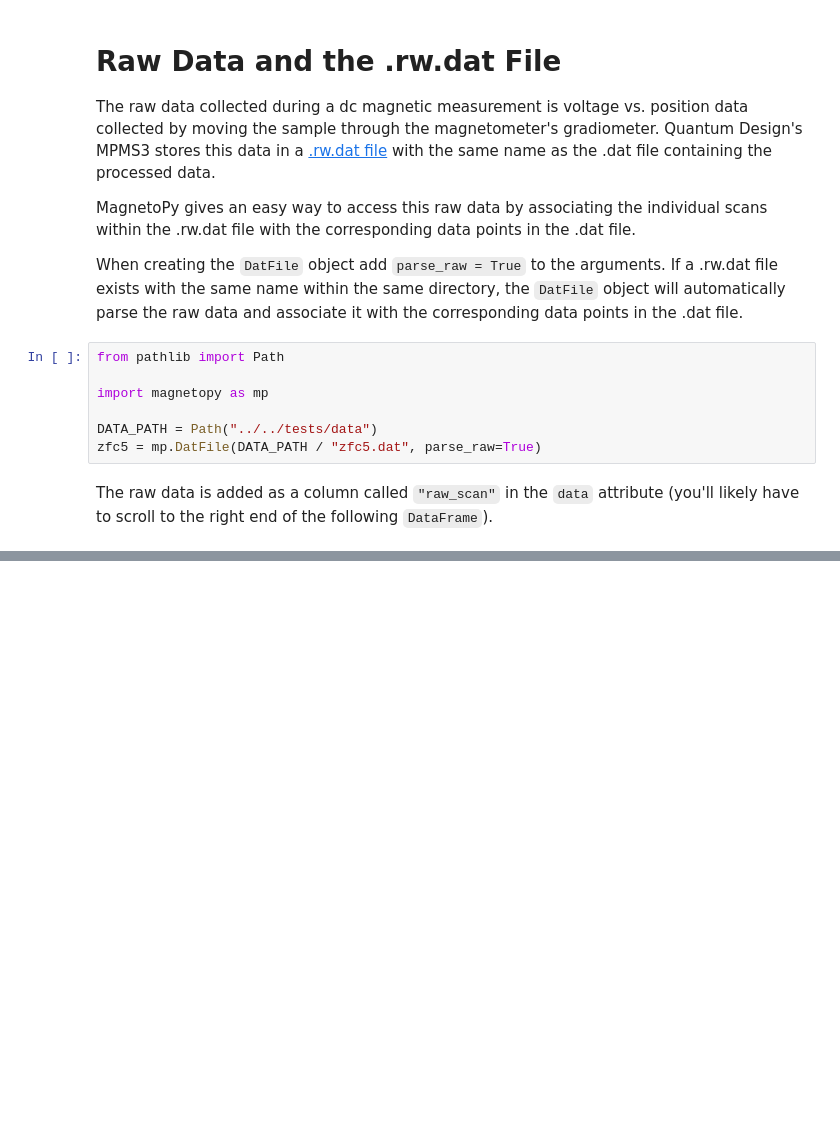
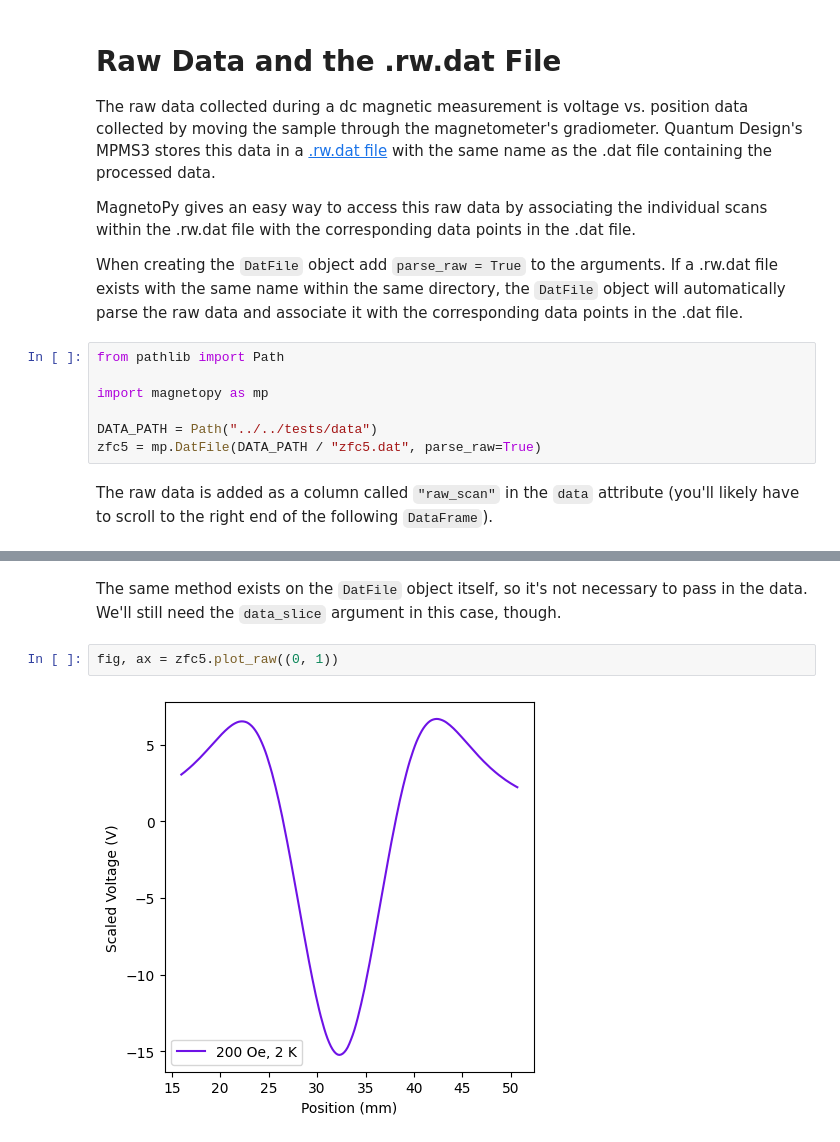
Before and after one commit to RinehartGroup/MagnetoPy, a Jupyter notebook: docs/examples/rwdat_file.ipynb, the cells around one changed output, grey strips where cells are left out. Drawn from its saved outputs; the diff is of its cells as text; blank space fills up the shorter version.

```diff
--- a/docs/examples/rwdat_file.ipynb
+++ b/docs/examples/rwdat_file.ipynb
@@ -68,0 +98,6 @@ raw_dc_scan = scan.up
+# %% [markdown]
+The same method exists on the `DatFile` object itself, so it's not necessary to pass in the data. We'll still need the `data_slice` argument in this case, though.
+# %%
+fig, ax = zfc5.plot_raw((0, 1))
+# %% [output]
+[figure, added]
```
Also changed, not shown: parts of 24 cells of this notebook, 3 other files.
